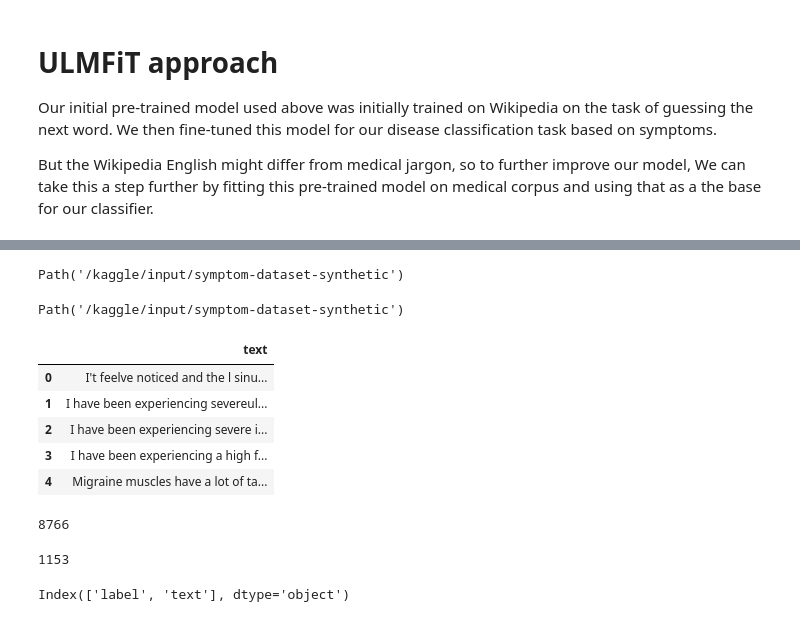
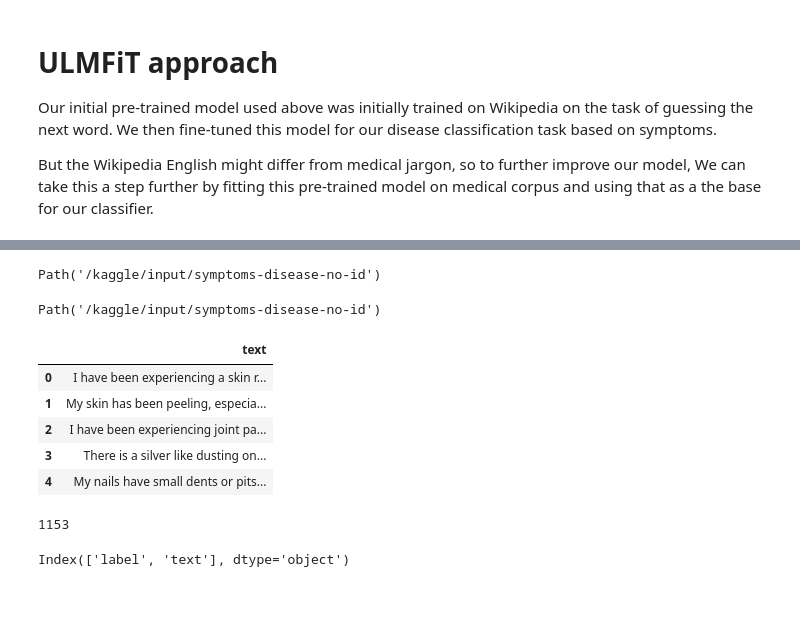
Before and after one commit to rubanzasilva/symptom_to_disease, a Jupyter notebook: symptom-disease.ipynb, the cells around one changed output, grey strips where cells are left out. Saved outputs shown, nothing was run; the diff lists cells and outputs as text; code cells hidden in the pictures.

Commit message:
Kaggle Notebook | symptom_disease | Version 17

```diff
--- a/symptom-disease.ipynb
+++ b/symptom-disease.ipynb
@@ -496,31 +482,29 @@ symptom_synth.csv
 # %%
-path_lm = Path('/kaggle/input/symptom-dataset-synthetic')
+path_lm = Path('/kaggle/input/symptoms-disease-no-id')
 path_lm
 # %% [output]
-Path('/kaggle/input/symptom-dataset-synthetic')
+Path('/kaggle/input/symptoms-disease-no-id')
-# %%
-path_lm
-# %% [output]
-Path('/kaggle/input/symptom-dataset-synthetic')
+# %%
+path_lm
+/kaggle/input/symptoms-disease-no-id/symptom_disease_no_id_col.csv
+/kaggle/input/symptoms-disease-no-id/symptom_no_id.csv
+# %% [output]
+Path('/kaggle/input/symptoms-disease-no-id')
 # %%
 #symptom_df = pd.read_csv(path_lm/'symptom_synth.csv',index_col=0)
-symptom_df = pd.read_csv(path_lm/'symptom_synth.csv')
+symptom_df = pd.read_csv(path_lm/'symptom_no_id.csv')
 symptom_df.head()
 # %% [output]
 |  | text |
-| 0 | I't feelve noticed and the l sinu... |
-| 1 | I have been experiencing severeul... |
-| 2 | I have been experiencing severe i... |
-| 3 | I have been experiencing a high f... |
-| 4 | Migraine muscles have a lot of ta... |
+| 0 | I have been experiencing a skin r... |
+| 1 | My skin has been peeling, especia... |
+| 2 | I have been experiencing joint pa... |
+| 3 | There is a silver like dusting on... |
+| 4 | My nails have small dents or pits... |
 # %%
 symptom_df['text'].nunique()
 # %% [output]
-8766
+1153
-# %%
-df['text'].nunique()
-# %% [output]
-1153
 # %%
 df.columns
 # %% [output]
```
Also changed, not shown: parts of 15 cells of this notebook.
